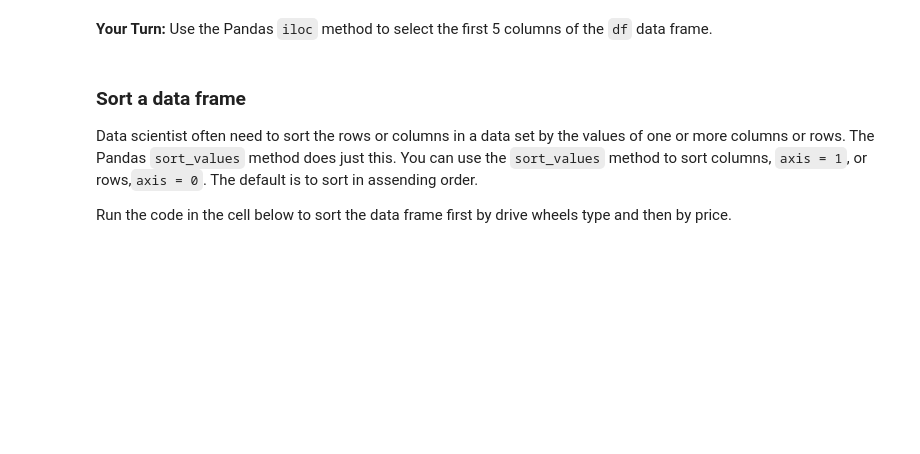
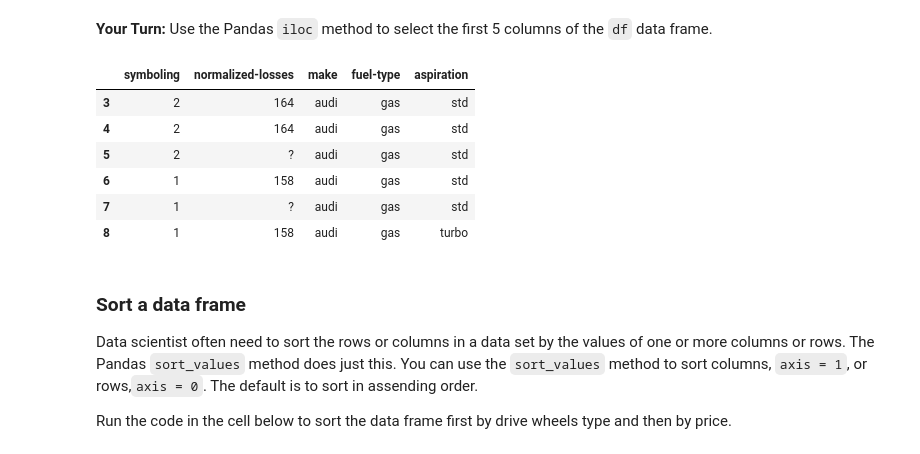
Before and after one commit to raffaeleterribile/pandas-tutorials, a Jupyter notebook: DataFrames-Python.ipynb, the cells around one changed output. Drawn from its saved outputs; the diff is of its cells as text; code cells hidden in the pictures; blank space fills up the shorter version.

```diff
--- a/DataFrames-Python.ipynb
+++ b/DataFrames-Python.ipynb
@@ -331,6 +371,16 @@ df_drop
 Notice that the data frame now has 23 columns, 3 less than the original data frame.
 # %% [markdown]
 **Your Turn:** Use the Pandas `iloc` method to select the first 5 columns of the `df` data frame.
+# %%
+df.iloc[:, :5]
+# %% [output]
+|  | symboling | normalized-losses | make | fuel-type | aspiration |
+| 3 | 2 | 164 | audi | gas | std |
+| 4 | 2 | 164 | audi | gas | std |
+| 5 | 2 | ? | audi | gas | std |
+| 6 | 1 | 158 | audi | gas | std |
+| 7 | 1 | ? | audi | gas | std |
+| 8 | 1 | 158 | audi | gas | turbo |
 # %% [markdown]
 ### Sort a data frame
 
```
Also changed, not shown: parts of 13 cells of this notebook.
